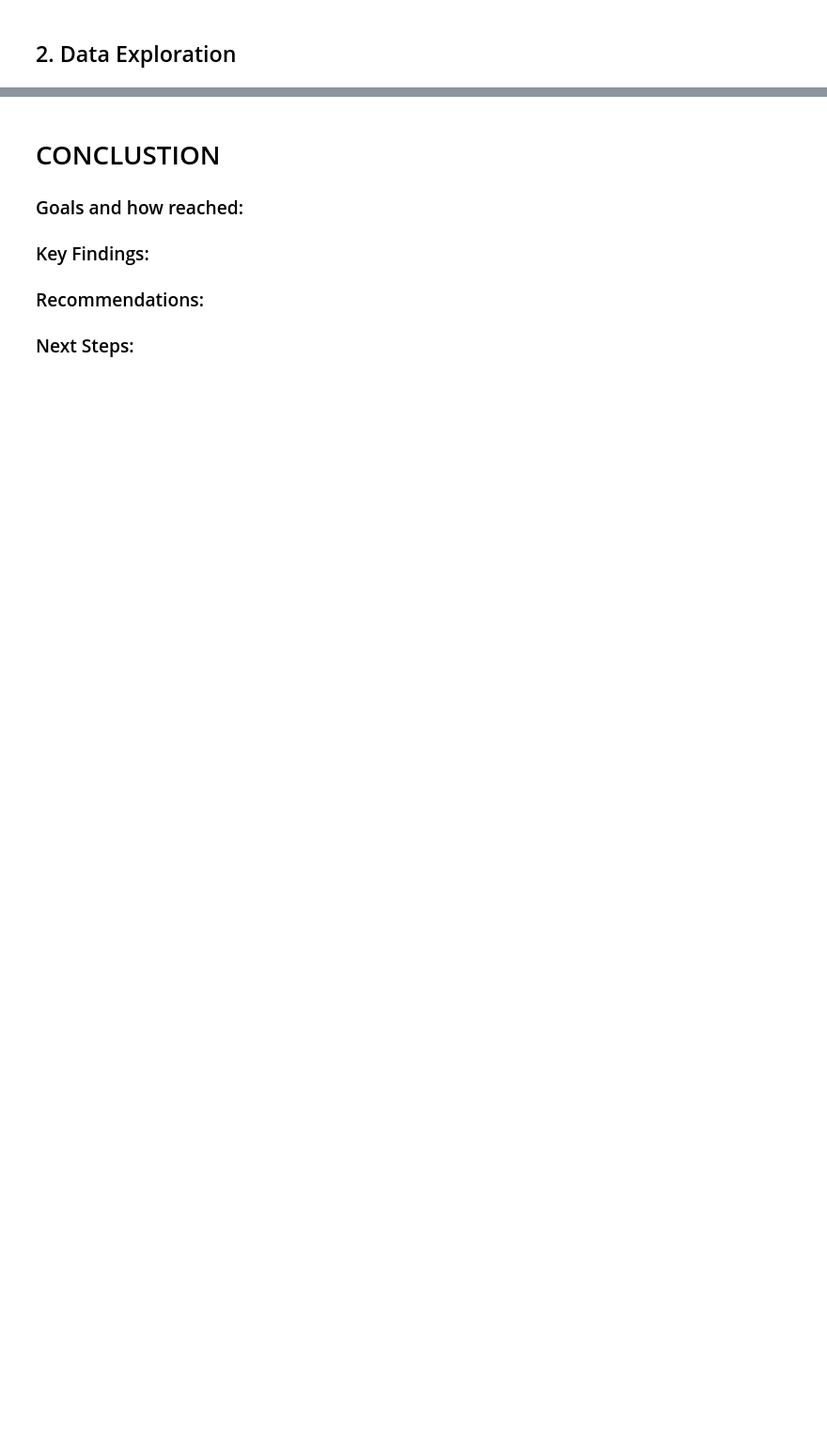
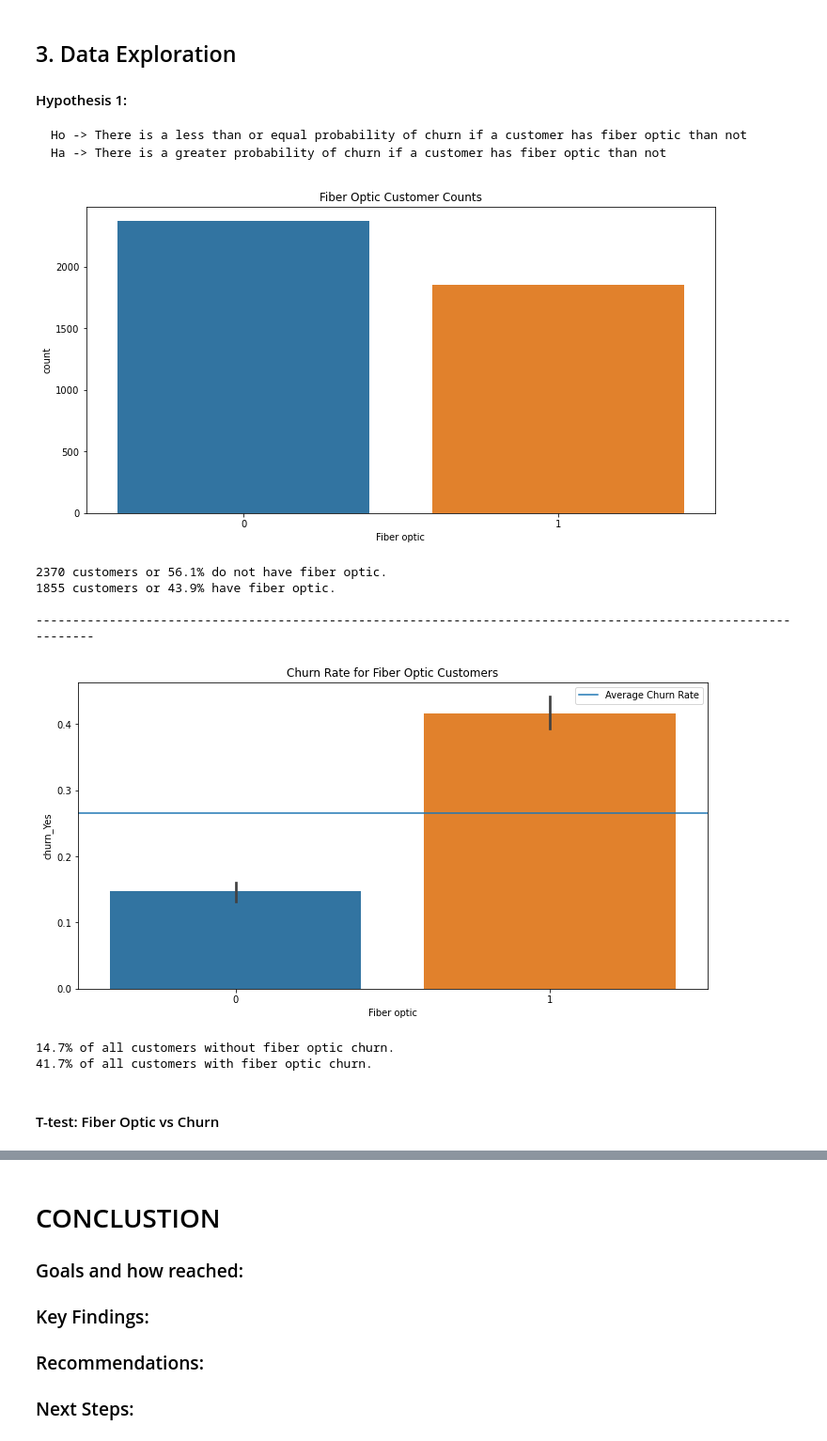
Before and after one commit to morgancross2/classification_project_telco, a Jupyter notebook: final_report.ipynb, the cells around one changed output, grey strips where cells are left out. Shown: that part at 94% size. Cells and saved outputs as stored; diff of their text form; code cells hidden in the pictures; blank space fills up the shorter version.

```diff
--- a/final_report.ipynb
+++ b/final_report.ipynb
@@ -29,0 +47,5 @@ ModuleNotFoundError: No module named 'acquire'
+# %%
+telco = acquire.get_telco_data()
+telco = prepare.prep_telco(telco)
+train, val, test = prepare.split_data(telco, 'churn_Yes')
+train.shape, val.shape, test.shape
@@ -29,0 +54,3 @@ ModuleNotFoundError: No module named 'acquire'
+# %%
+train['extras'] = train['online_security'] + train['online_backup']+train['device_protection']+train['tech_support']+ train['streaming_tv']+train['streaming_movies']
+train = train.drop(columns=['online_security', 'online_backup', 'device_protection','tech_support','streaming_tv','streaming_movies'])
@@ -30,2 +77,59 @@ ModuleNotFoundError: No module named 'acquire'
 # %% [markdown]
-## 2. Data Exploration
+## 3. Data Exploration
+
+#### Hypothesis 1:
+
+    Ho -> There is a less than or equal probability of churn if a customer has fiber optic than not
+    Ha -> There is a greater probability of churn if a customer has fiber optic than not
+# %%
+# plot the count of customers in the train dataset against the fiber optic feature
+plt.figure(figsize=(12,6))
+sns.countplot(x='Fiber optic', data=train)
+plt.title('Fiber Optic Customer Counts')
+plt.show()
+
+# calculate the count of customers with and without fiber optic
+no_fo = train[['Fiber optic']].value_counts()[0]
+yes_fo = train[['Fiber optic']].value_counts()[1]
+
+# calculate the percentage of customers with and without fiber optic
+no_fo_per = round((train[['Fiber optic']].value_counts(normalize=True)*100)[0], 1)
+yes_fo_per = round((train[['Fiber optic']].value_counts(normalize=True)*100)[1], 1)
+
+# print the previously calculated values in statements
+print(f'{no_fo} customers or {no_fo_per}% do not have fiber optic.')
+print(f'{yes_fo} customers or {yes_fo_per}% have fiber optic.')
+
+# make some space between graphs
+print('')
+print('---------------------------------------------------------------------------------------------------------------')
+print('')
+
+# plot the feature fiber optic against the target of churn
+plt.figure(figsize=(12,6))
+sns.barplot(data=train, x='Fiber optic', y='churn_Yes')
+# add a line for average rate of churn in the train data set (regardless of features)
+rate = train.churn_Yes.mean()
+plt.axhline(rate, label= 'Average Churn Rate')
+plt.legend()
+plt.title('Churn Rate for Fiber Optic Customers')
+plt.show()
+
+# calculate the churn rate for customers with and without fiber optic
+yes_churn_fo_per = round(((train[(train['Fiber optic']==1)&(train.churn_Yes)==1].shape[0]) / (train[train['Fiber optic'] == 1].shape[0]))*100, 1)
+no_churn_fo_per = round(((train[(train['Fiber optic']==0)&(train.churn_Yes)==1].shape[0]) / (train[train['Fiber optic'] == 0].shape[0]))*100, 1)
+
+# print the previous calulations in statements
+print(f'{no_churn_fo_per}% of all customers without fiber optic churn.')
+print(f'{yes_churn_fo_per}% of all customers with fiber optic churn.')
+# %% [output]
+[figure, added]
+2370 customers or 56.1% do not have fiber optic.
+1855 customers or 43.9% have fiber optic.
+
+---------------------------------------------------------------------------------------------------------------
+[figure, added]
+14.7% of all customers without fiber optic churn.
+41.7% of all customers with fiber optic churn.
+# %% [markdown]
+#### T-test: Fiber Optic vs Churn
```
Also changed, not shown: parts of 11 cells of this notebook.
